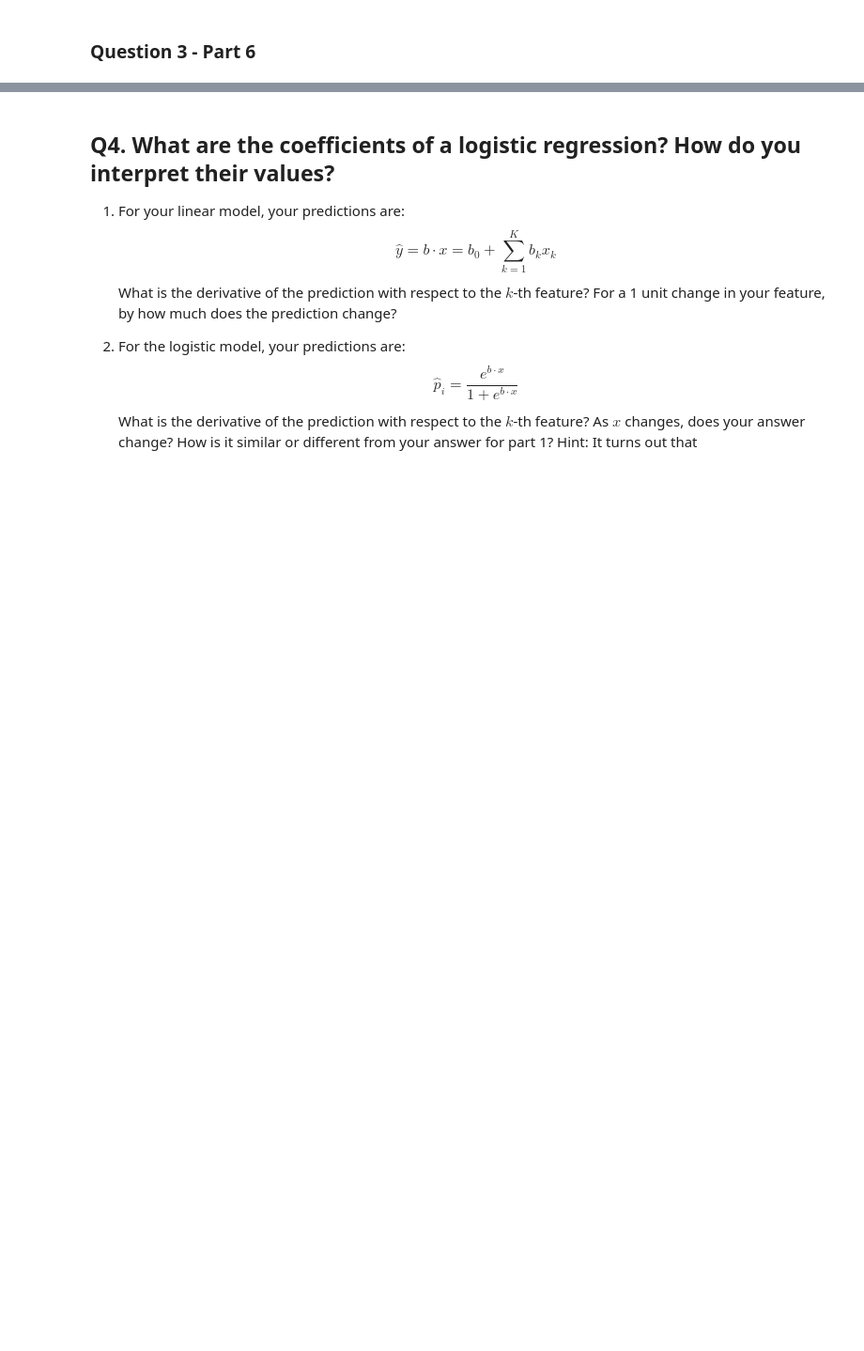
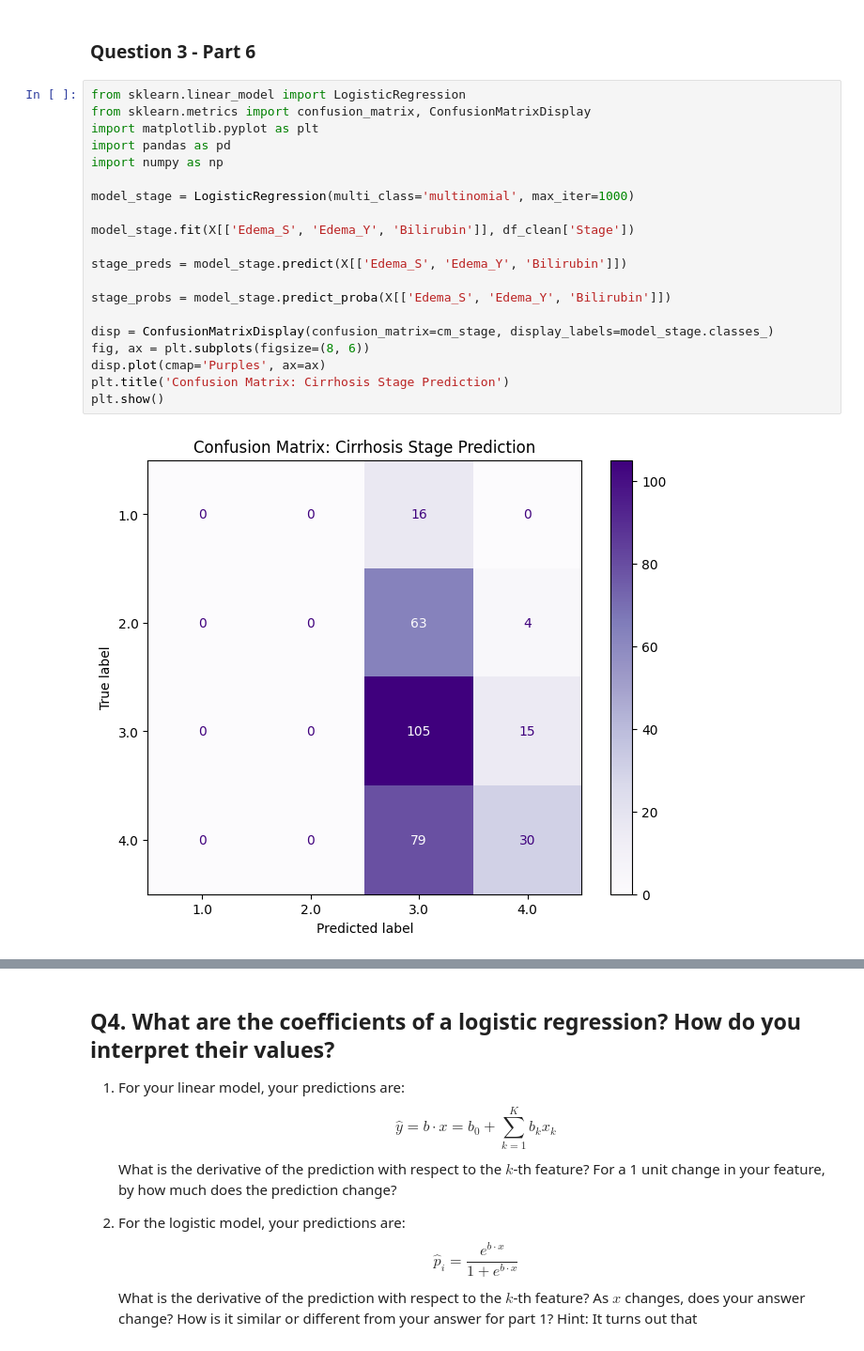
Before and after one commit to thomashooks53/undergrad_ml_assignments, a Jupyter notebook: 05_assignment_glm.ipynb, the cells around one changed output, grey strips where cells are left out. Shown at 94% size. Cells and saved outputs as stored; diff of their text form; blank space fills up the shorter version.

```diff
--- a/05_assignment_glm.ipynb
+++ b/05_assignment_glm.ipynb
@@ -389,2 +559,24 @@ The relevant data are:
 # %% [markdown]
 ### Question 3 - Part 6
+# %%
+from sklearn.linear_model import LogisticRegression
+from sklearn.metrics import confusion_matrix, ConfusionMatrixDisplay
+import matplotlib.pyplot as plt
+import pandas as pd
+import numpy as np
+
+model_stage = LogisticRegression(multi_class='multinomial', max_iter=1000)
+
+model_stage.fit(X[['Edema_S', 'Edema_Y', 'Bilirubin']], df_clean['Stage'])
+
+stage_preds = model_stage.predict(X[['Edema_S', 'Edema_Y', 'Bilirubin']])
+
+stage_probs = model_stage.predict_proba(X[['Edema_S', 'Edema_Y', 'Bilirubin']])
+
+disp = ConfusionMatrixDisplay(confusion_matrix=cm_stage, display_labels=model_stage.classes_)
+fig, ax = plt.subplots(figsize=(8, 6))
+disp.plot(cmap='Purples', ax=ax)
+plt.title('Confusion Matrix: Cirrhosis Stage Prediction')
+plt.show()
+# %% [output]
+[figure, added]
```
Also changed, not shown: parts of 16 cells of this notebook.
